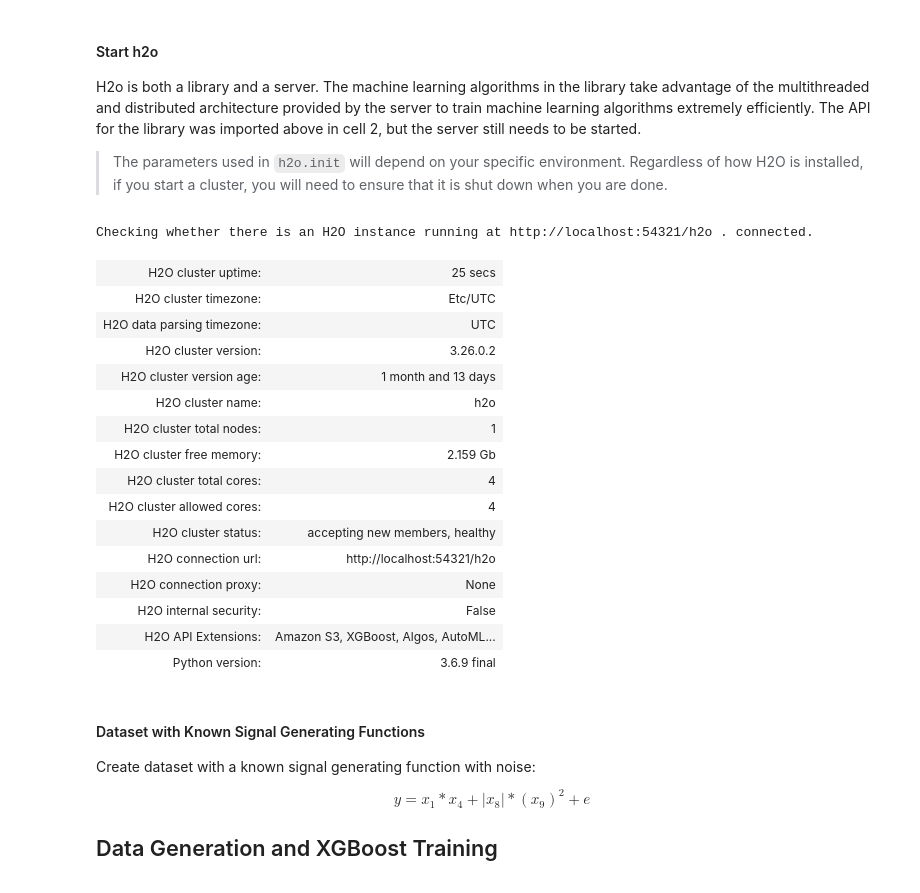
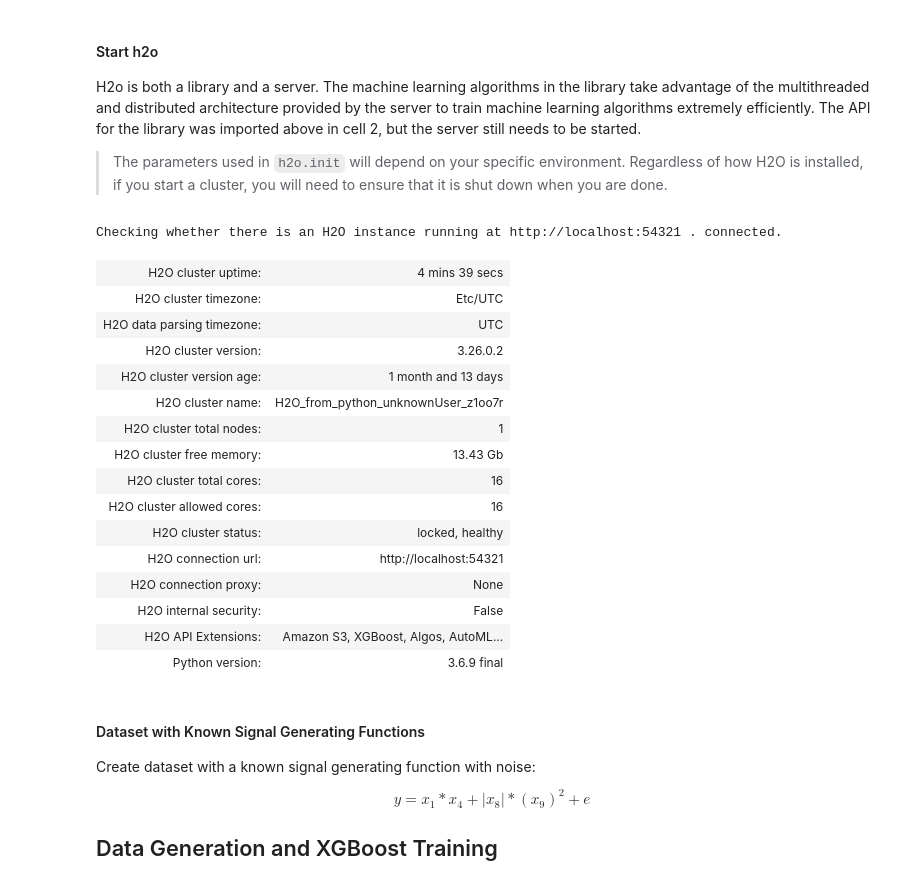
Before and after one commit to davidwhiting/aquarium_h2o3_sw, a Jupyter notebook: contents/xai_guidelines/dt_surrogate_pd_ice_prerun.ipynb, the cells around one changed output. Drawn from its saved outputs; the diff is of its cells as text; code cells hidden in the pictures.

```diff
--- a/contents/xai_guidelines/dt_surrogate_pd_ice_prerun.ipynb
+++ b/contents/xai_guidelines/dt_surrogate_pd_ice_prerun.ipynb
@@ -67,22 +67,23 @@ H2o is both a library and a server. The machine learning algorithms in the libra
 
 >The parameters used in `h2o.init` will depend on your specific environment. Regardless of how H2O is installed, if you start a cluster, you will need to ensure that it is shut down when you are done.
 # %%
-h2o.init(url=local_url, max_mem_size='2G')
+#h2o.init(url=local_url, max_mem_size='2G')
+h2o.init(max_mem_size='2G')
 h2o.remove_all()    # remove any existing data structures from h2o memory
 # %% [output]
-Checking whether there is an H2O instance running at http://localhost:54321/h2o . connected.
+Checking whether there is an H2O instance running at http://localhost:54321 . connected.
-| H2O cluster uptime: | 25 secs |
+| H2O cluster uptime: | 4 mins 39 secs |
 | H2O cluster timezone: | Etc/UTC |
 | H2O data parsing timezone: | UTC |
 | H2O cluster version: | 3.26.0.2 |
 | H2O cluster version age: | 1 month and 13 days |
-| H2O cluster name: | h2o |
+| H2O cluster name: | H2O_from_python_unknownUser_z1oo7r |
 | H2O cluster total nodes: | 1 |
-| H2O cluster free memory: | 2.159 Gb |
-| H2O cluster total cores: | 4 |
-| H2O cluster allowed cores: | 4 |
-| H2O cluster status: | accepting new members, healthy |
-| H2O connection url: | http://localhost:54321/h2o |
+| H2O cluster free memory: | 13.43 Gb |
+| H2O cluster total cores: | 16 |
+| H2O cluster allowed cores: | 16 |
+| H2O cluster status: | locked, healthy |
+| H2O connection url: | http://localhost:54321 |
 | H2O connection proxy: | None |
 | H2O internal security: | False |
 | H2O API Extensions: | Amazon S3, XGBoost, Algos, AutoML... |
```
Also changed, not shown: parts of 1 cell of this notebook, 4 other files.
